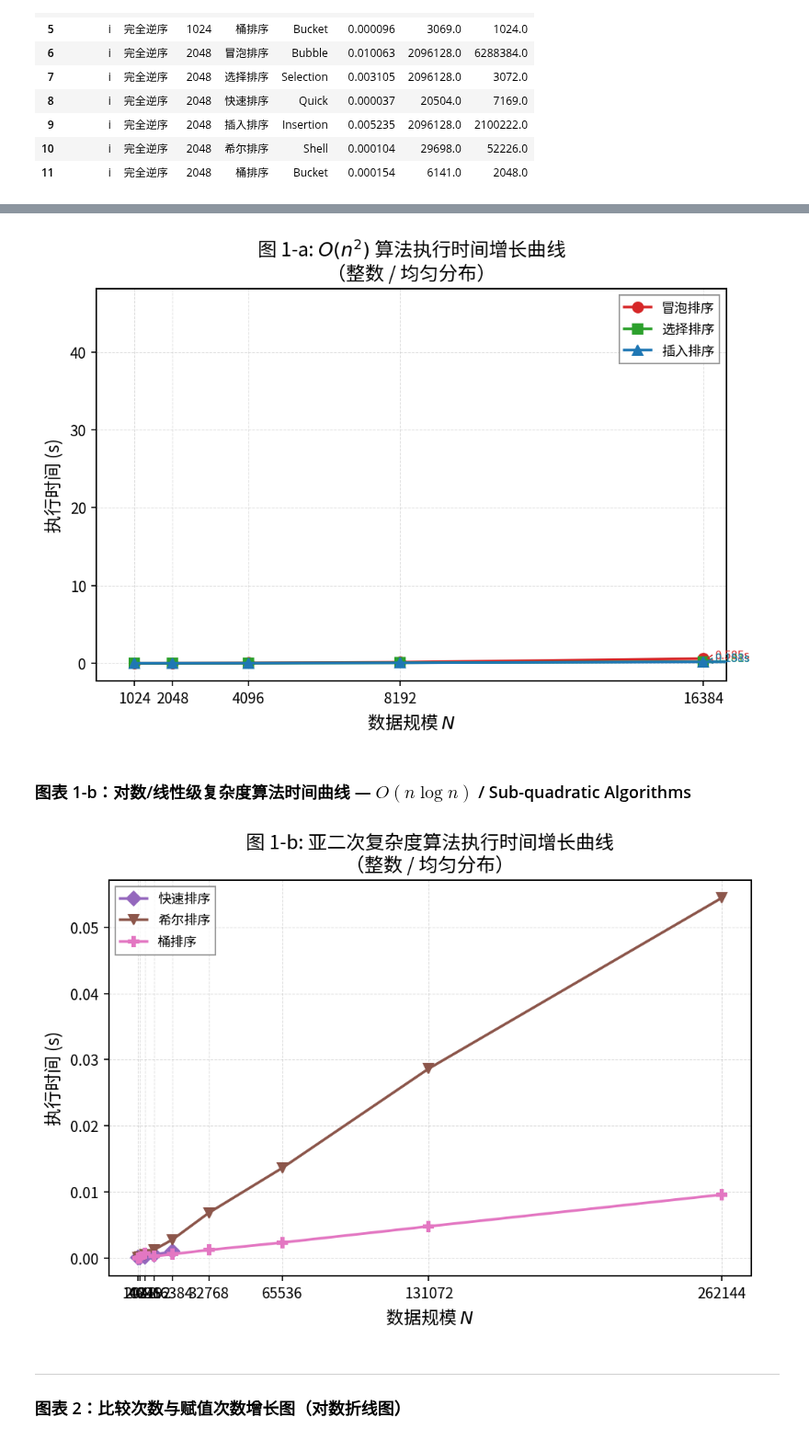
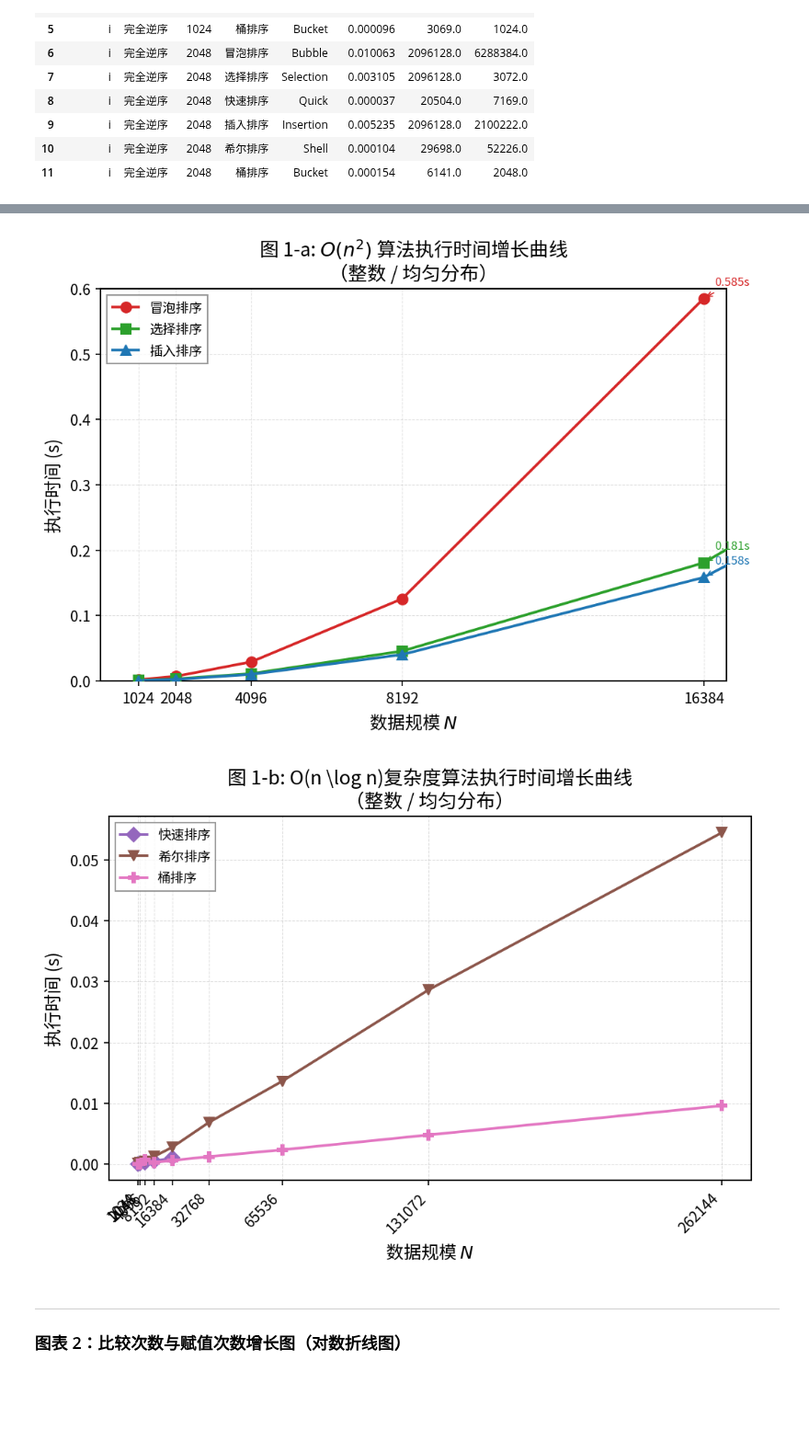
Before and after one commit to marrma-593/Sort_research, a Jupyter notebook: charts.ipynb, the cells around one changed output, grey strips where cells are left out. Shown at 92% size. Cells and saved outputs as stored; diff of their text form; code cells hidden in the pictures; blank space fills up the shorter version.

```diff
--- a/charts.ipynb
+++ b/charts.ipynb
@@ -133,6 +122,7 @@ for algo in ['冒泡排序', '选择排序', '插入排序']:
 
 ax.set_xlabel('数据规模 $N$')
 ax.set_ylabel('执行时间 (s)')
+ax.set_ylim(0, 0.6)
 ax.set_title('图 1-a: $O(n^2)$ 算法执行时间增长曲线\n（整数 / 均匀分布）')
 ax.legend(frameon=True, fancybox=False, edgecolor='gray')
 ax.grid(True, linestyle='--', alpha=0.4, linewidth=0.5)
@@ -140,7 +130,6 @@ ax.set_xscale('linear')
 ax.set_xticks(sorted(df_1a['规模N'].unique()))
 ax.set_xlim(0, 17000)
 
-# 标注N=16384的具体数值
 for algo in ['冒泡排序', '选择排序', '插入排序']:
     sub = df_1a[(df_1a['算法'] == algo) & (df_1a['规模N'] == 16384)]
     if len(sub):
@@ -153,38 +142,37 @@ plt.tight_layout()
 plt.savefig('fig1a_o_n2_time_curve.png', dpi=300)
 plt.show()
 # %% [output]
-[figure, old version]
+[figure, new version]
-# %% [markdown]
-### 图表 1-b：对数/线性级复杂度算法时间曲线 — $O(n \log n)$ / Sub-quadratic Algorithms
 # %%
 # ========== 图表 1-b: 快速算法（快排、希尔、桶排）时间曲线 ==========
 mask_1b = (df['数据类型'] == 'i') & (df['数据构型'] == '均匀分布') & \
           (df['算法'].isin(['快速排序', '希尔排序', '桶排序']))
 df_1b = df[mask_1b].dropna(subset=['执行时间_s']).copy()
 
 fig, ax = plt.subplots(figsize=(7, 5))
 
 colors_fast = {'快速排序': '#9467bd', '希尔排序': '#8c564b', '桶排序': '#e377c2'}
 markers_fast = {'快速排序': 'D', '希尔排序': 'v', '桶排序': 'P'}
+plt.xticks(rotation=45, ha='right')
 
 for algo in ['快速排序', '希尔排序', '桶排序']:
     sub = df_1b[df_1b['算法'] == algo].sort_values('规模N')
     ax.plot(sub['规模N'], sub['执行时间_s'],
             color=colors_fast[algo], marker=markers_fast[algo],
             linewidth=1.8, markersize=7, label=algo, zorder=3)
 
 ax.set_xlabel('数据规模 $N$')
 ax.set_ylabel('执行时间 (s)')
-ax.set_title('图 1-b: 亚二次复杂度算法执行时间增长曲线\n（整数 / 均匀分布）')
+ax.set_title('图 1-b: O(n \log n)复杂度算法执行时间增长曲线\n（整数 / 均匀分布）')
 ax.legend(frameon=True, fancybox=False, edgecolor='gray')
 ax.grid(True, linestyle='--', alpha=0.4, linewidth=0.5)
 ax.set_xticks(sorted(df_1b['规模N'].unique()))
 
 plt.tight_layout()
 plt.savefig('fig1b_fast_time_curve.png', dpi=300)
 plt.show()
 # %% [output]
-[figure, old version]
+[figure, new version]
 # %% [markdown]
 ---
 ### 图表 2：比较次数与赋值次数增长图（对数折线图）
```
Also changed, not shown: parts of 17 cells of this notebook, 10 other files.
